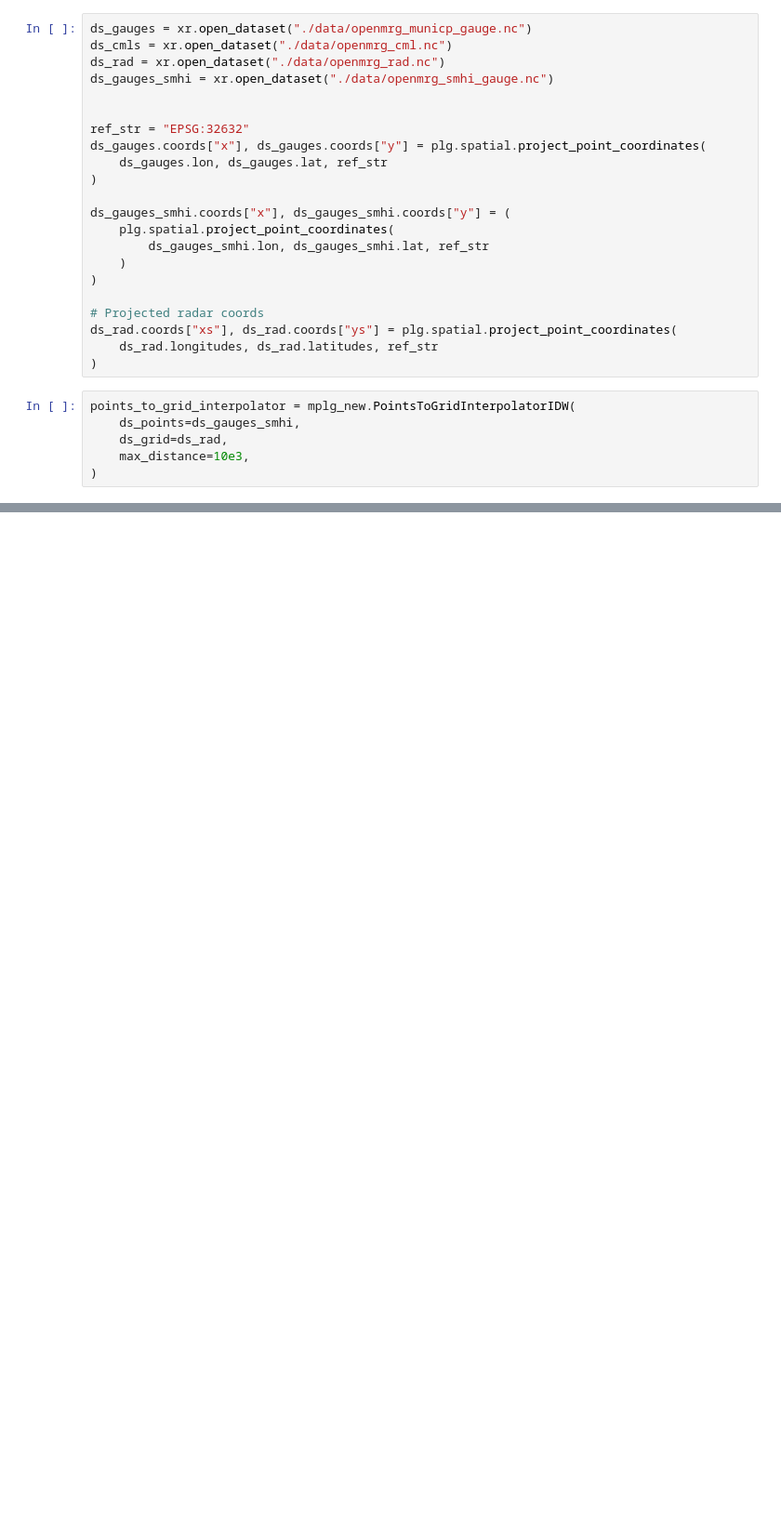
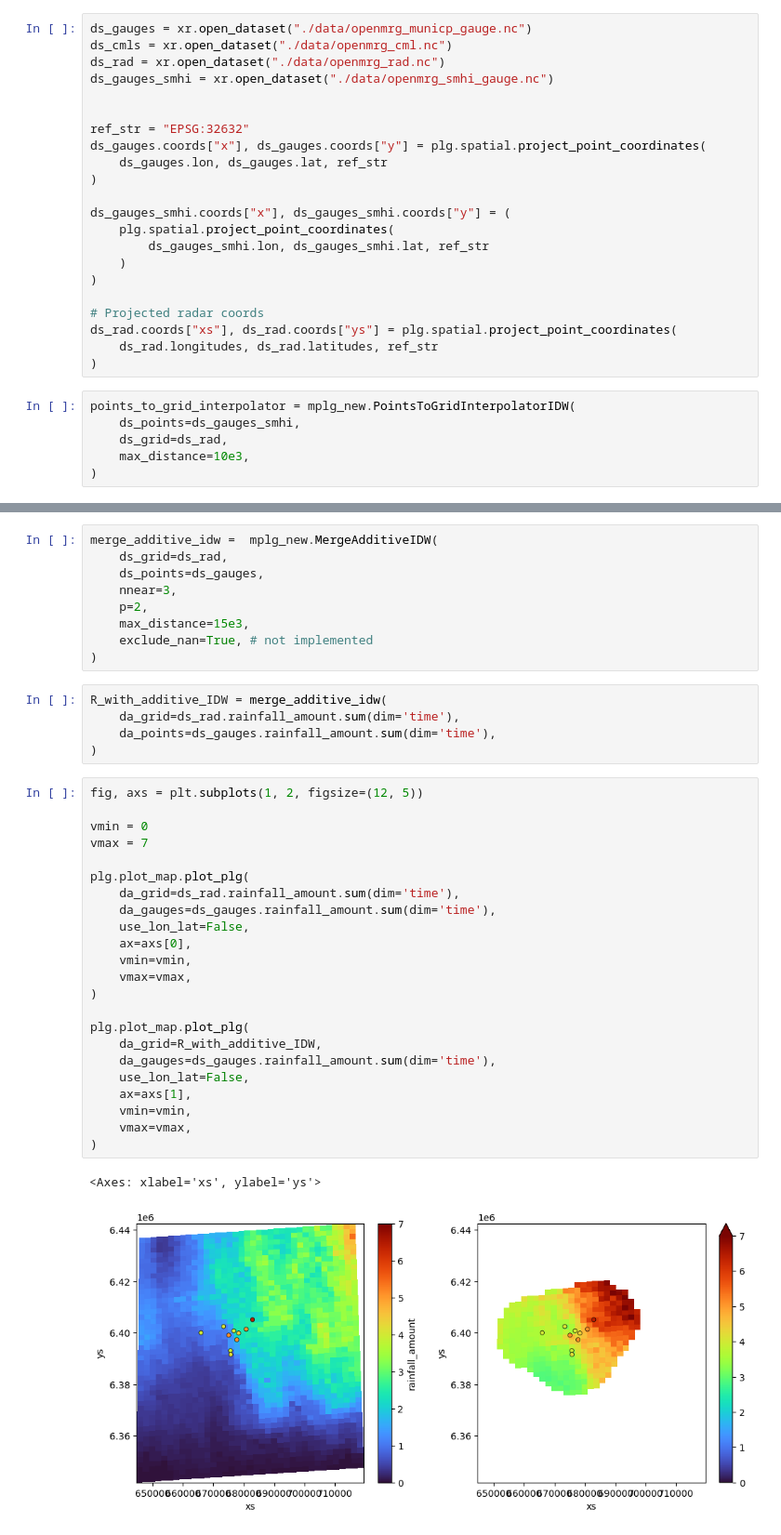
Before and after one commit to OpenSenseAction/mergeplg, a Jupyter notebook: docs/notebooks/dev_class_struct_interpol_merge.ipynb, the cells around one changed output, grey strips where cells are left out. Shown at 93% size. Drawn from its saved outputs; the diff is of its cells as text; blank space fills up the shorter version.

```diff
--- a/docs/notebooks/dev_class_struct_interpol_merge.ipynb
+++ b/docs/notebooks/dev_class_struct_interpol_merge.ipynb
@@ -69,0 +85,40 @@ plg.plot_map.plot_plg(
+# %%
+merge_additive_idw =  mplg_new.MergeAdditiveIDW(
+    ds_grid=ds_rad,
+    ds_points=ds_gauges,
+    nnear=3,
+    p=2,
+    max_distance=15e3,
+    exclude_nan=True, # not implemented
+)
+# %%
+R_with_additive_IDW = merge_additive_idw(
+    da_grid=ds_rad.rainfall_amount.sum(dim='time'),
+    da_points=ds_gauges.rainfall_amount.sum(dim='time'),
+)
+# %%
+fig, axs = plt.subplots(1, 2, figsize=(12, 5))
+
+vmin = 0
+vmax = 7
+
+plg.plot_map.plot_plg(
+    da_grid=ds_rad.rainfall_amount.sum(dim='time'),
+    da_gauges=ds_gauges.rainfall_amount.sum(dim='time'),
+    use_lon_lat=False,
+    ax=axs[0],
+    vmin=vmin,
+    vmax=vmax,
+)
+
+plg.plot_map.plot_plg(
+    da_grid=R_with_additive_IDW,
+    da_gauges=ds_gauges.rainfall_amount.sum(dim='time'),
+    use_lon_lat=False,
+    ax=axs[1],
+    vmin=vmin,
+    vmax=vmax,
+)
+# %% [output]
+<Axes: xlabel='xs', ylabel='ys'>
+[figure, added]
```
Also changed, not shown: parts of 9 cells of this notebook.
